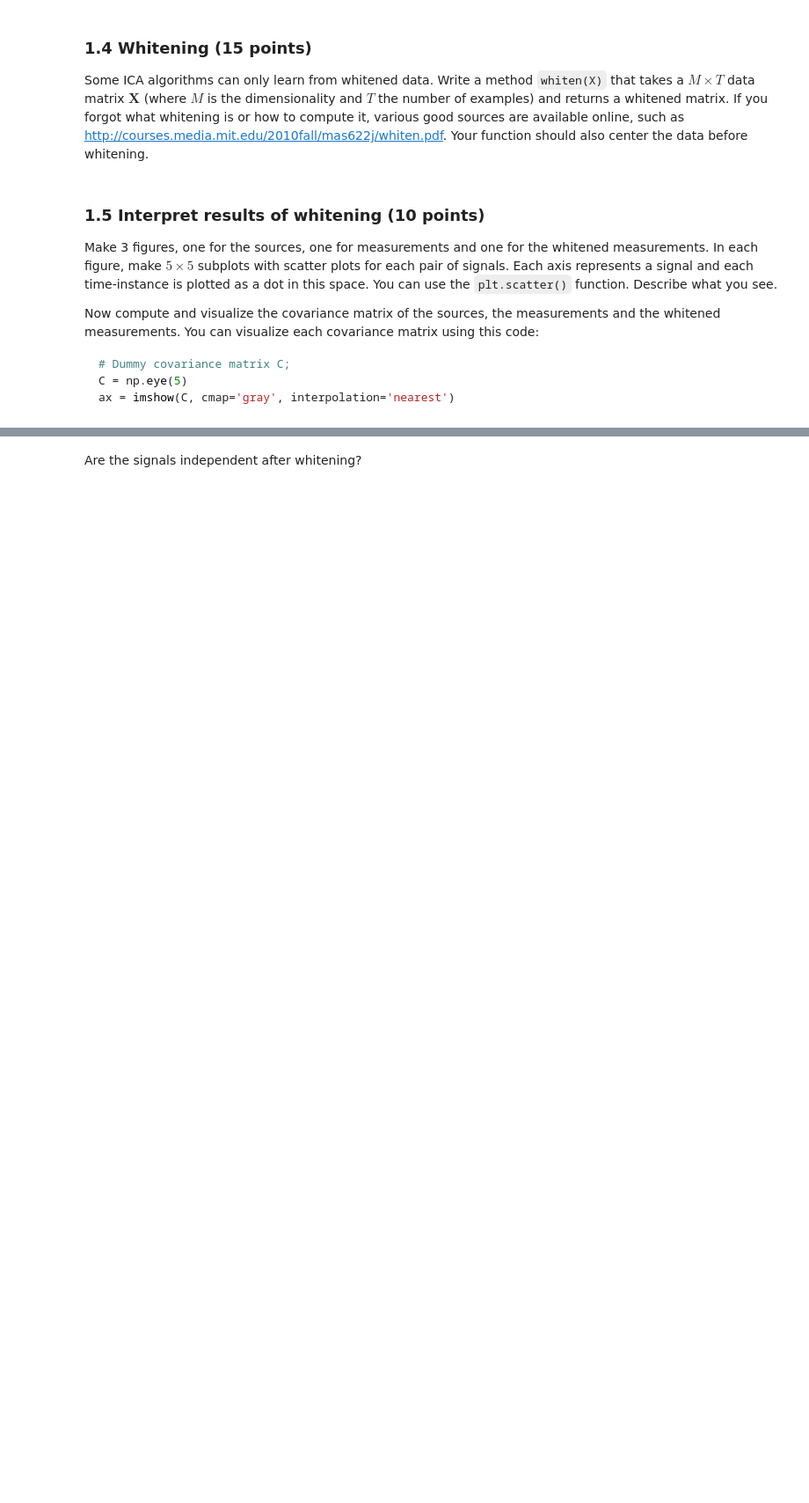
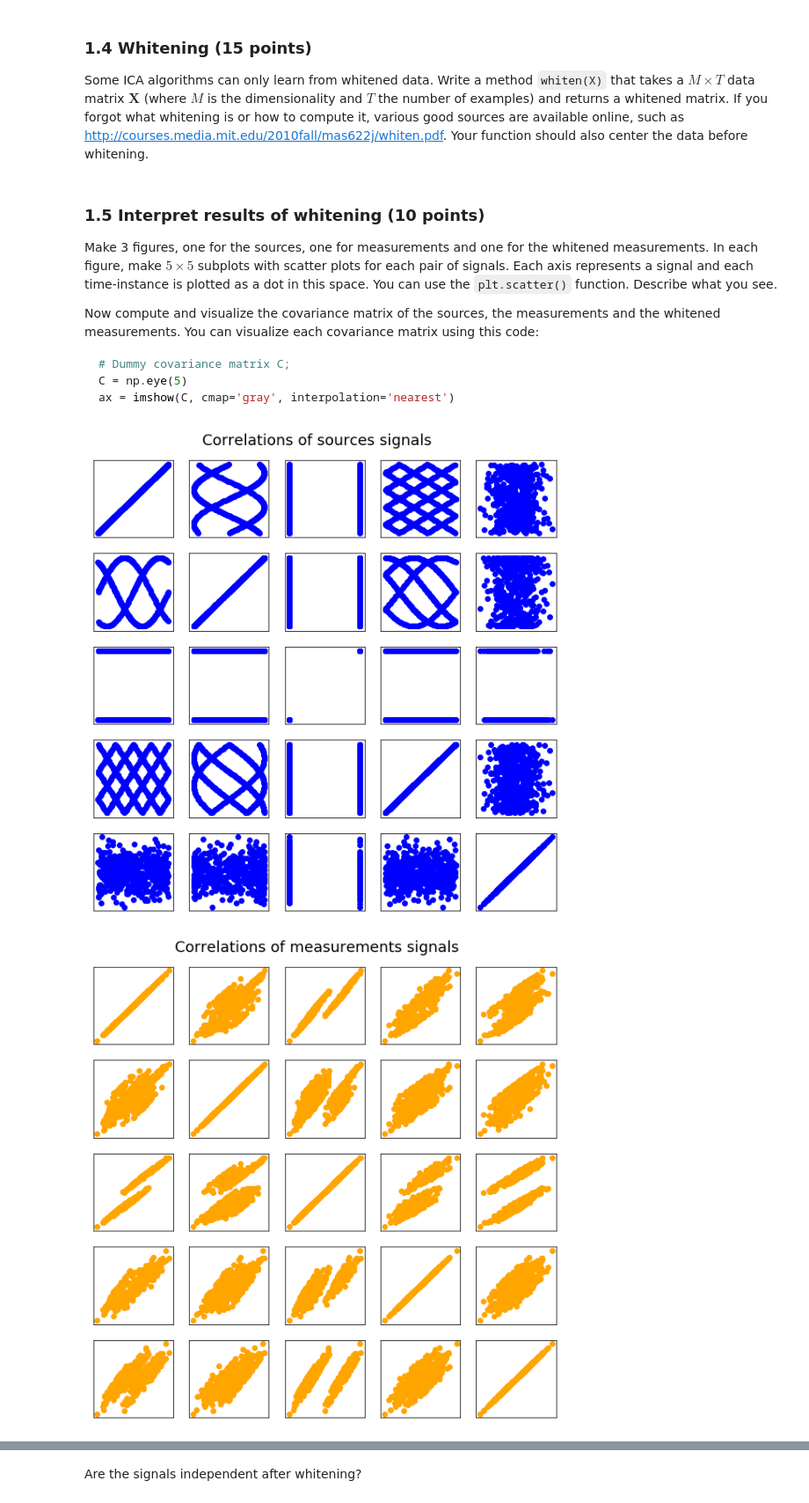
Before and after one commit to Kaleidophon/bayesian-buffalo, a Jupyter notebook: lab1/lab1.ipynb, the cells around one changed output, grey strips where cells are left out. Shown at 88% size. Drawn from its saved outputs; the diff is of its cells as text; code cells hidden in the pictures; blank space fills up the shorter version.

```diff
--- a/lab1/lab1.ipynb
+++ b/lab1/lab1.ipynb
@@ -283,0 +280,24 @@ raise NotImplementedError()
+# %%
+### 1.5 Interpret results of whitening
+
+# Sources S
+# Mixtures X
+# Whitened data Xw
+to_plot = {"Sources": (S, "blue"), "Measurements": (X, "orange"), "Whitened Measurements": (Xw, "red")}
+
+for title, (data, pltcolor) in to_plot.items():
+    # Plot correlations
+    figure(figsize=(10, 10))
+    plt.suptitle("Correlations of {} signals".format(title.lower()), y=0.925, fontsize=18)
+
+    num_signals = data.shape[0]
+    for i in range(num_signals):
+        for j in range(num_signals):
+            ax = plt.subplot(num_signals, num_signals, i+1 + j*num_signals)
+            ax.set_xticks([])
+            ax.set_yticks([])
+            ax.scatter(data[i], data[j], color=pltcolor)
+    plt.show()
+# %% [output]
+[figure, added]
+[figure, added]
```
Also changed, not shown: parts of 6 cells of this notebook.
